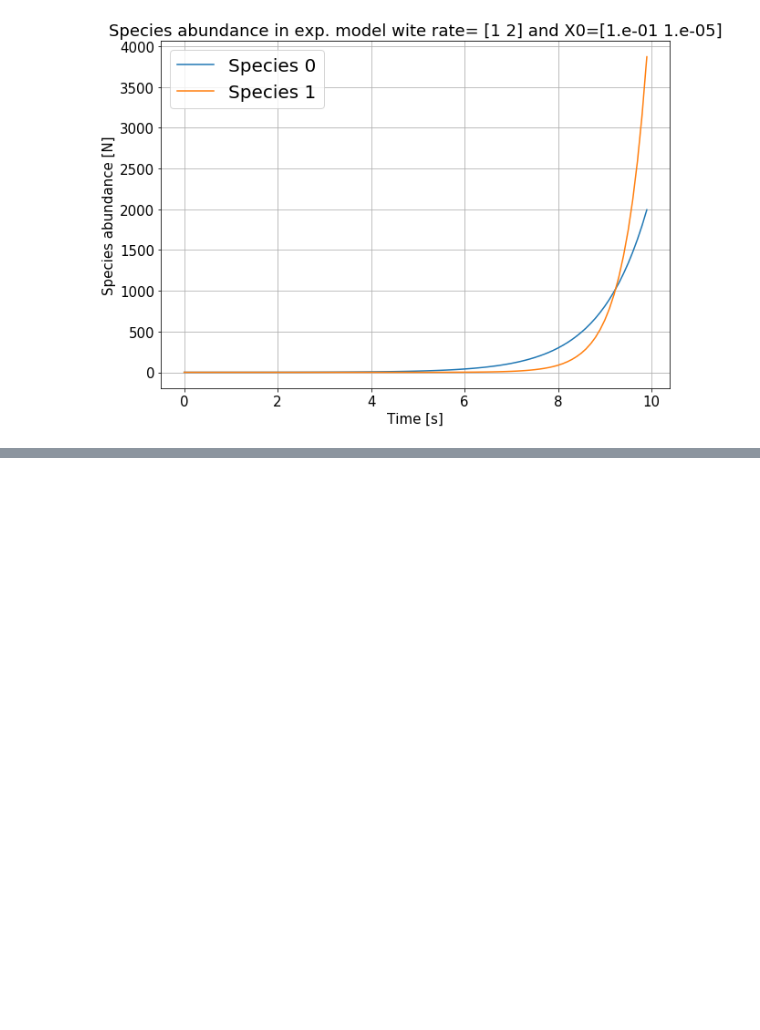
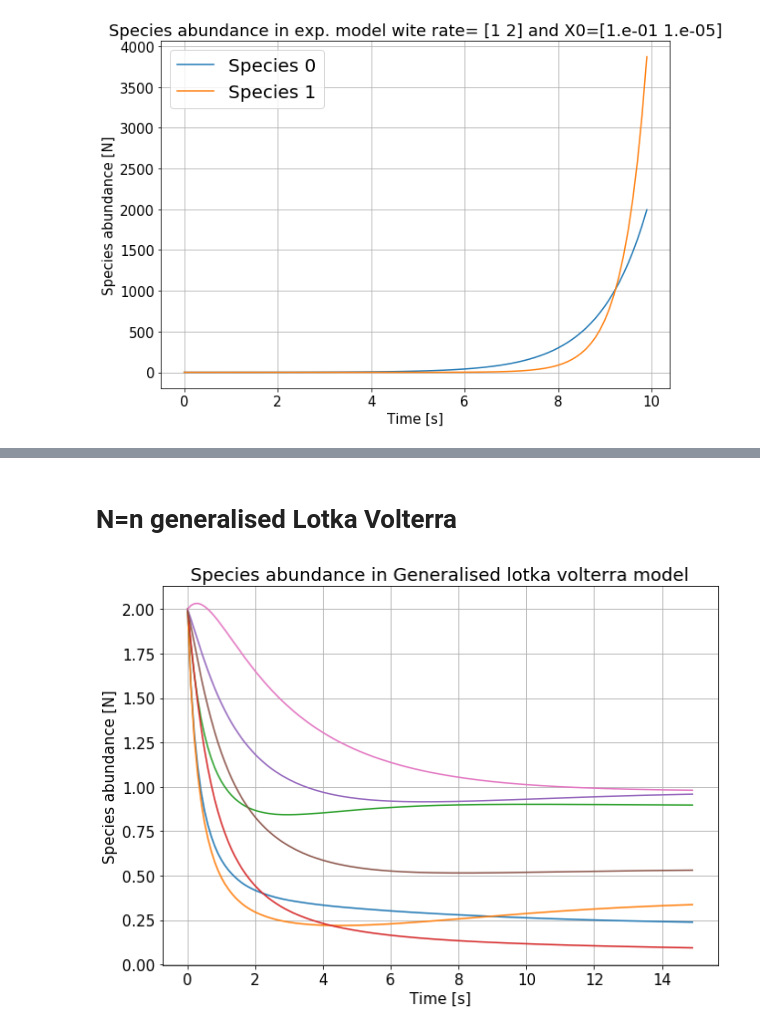
Before and after one commit to ltuijnder/HybridCommunities, a Jupyter notebook: PhasePlots.ipynb, the cells around one changed output, grey strips where cells are left out. Cells and saved outputs as stored; diff of their text form; code cells hidden in the pictures; blank space fills up the shorter version.

```diff
--- a/PhasePlots.ipynb
+++ b/PhasePlots.ipynb
@@ -45,0 +167,41 @@ TestFig=FigPlotTime(FS_Unbound,Sollution)
+# %% [markdown]
+# N=n generalised Lotka Volterra
+# %%
+n=7
+P=0.9
+fm=fr=fs=0
+Stable=0
+while(not Stable):
+    Model=Generate(n,P,fm,fr,fs)
+    Stable=Model[3]
+r=Model[0]
+A=Model[1]
+X_fixed=Model[2]
+
+# Create disturbance
+sigma=0.3
+Dist=sigma*np.random.randn(n)
+XStart=X_fixed+Dist
+XStart[XStart<=0]=0.01 # don't let it be negatif or zero.
+
+# Or let them start all from one value
+XStart=np.ones(n)*2
+
+# specification for intergration
+tspan=[0,15]# over which time integral should we solve
+X0=XStart
+dt=0.1
+teval=np.arange(tspan[0],tspan[1],dt)
+
+# specification for plot
+FS_LtkaVolGen=FigSetting("TimeLtkaVolGenN")
+FS_LtkaVolGen.Title="Species abundance in Generalised lotka volterra model"
+FS_LtkaVolGen.xlabel="Time [s]"
+FS_LtkaVolGen.ylabel="Species abundance [N]"
+FS_LtkaVolGen.SetLegend=0
+
+#calculate and plot
+Sollution=solve_ivp(fun=F_LtkaVolGen,t_span=tspan,y0=X0,t_eval=teval)
+FigLtkaVol=FigPlotTime(FS_LtkaVolGen,Sollution)
+# %% [output]
+[figure, added]
```
Also changed, not shown: parts of 11 cells of this notebook, 2 other files.
